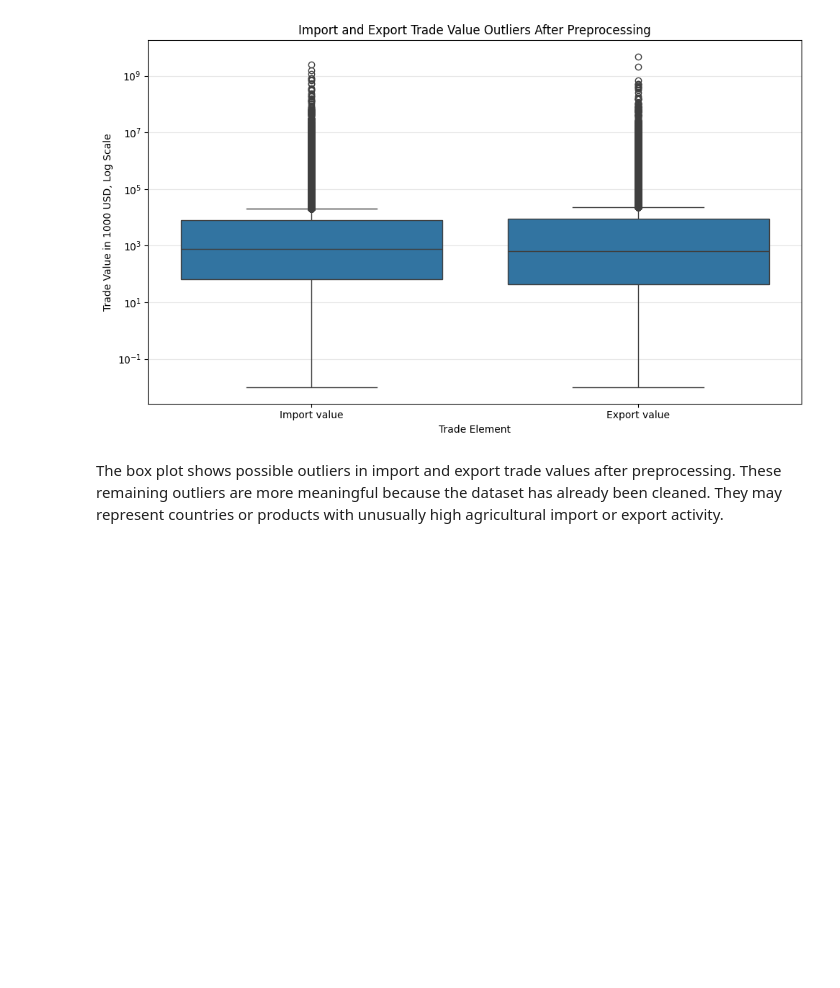
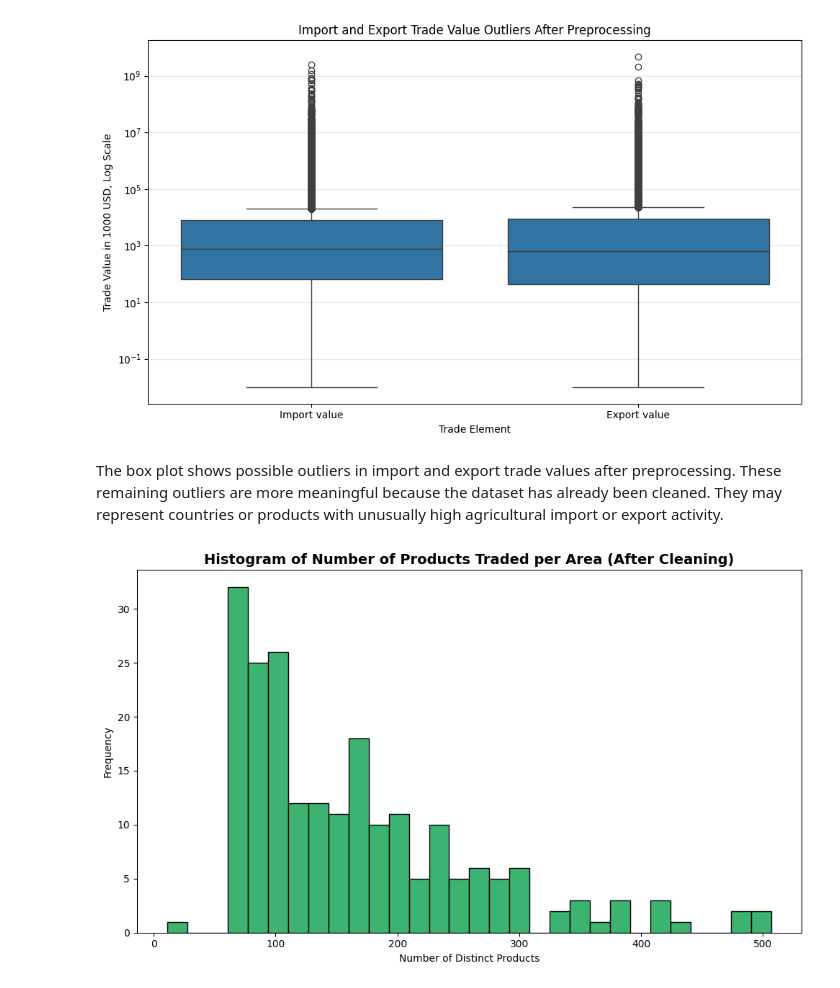
Before and after one commit to prodigal94/food-safe-bots, a Jupyter notebook: EDA.ipynb, the cells around one changed output. Drawn from its saved outputs; the diff is of its cells as text; code cells hidden in the pictures; blank space fills up the shorter version.

```diff
--- a/EDA.ipynb
+++ b/EDA.ipynb
@@ -498,3 +516,21 @@ Total records used for EDA D: 4315401
 [figure]
 # %% [markdown]
 The box plot shows possible outliers in import and export trade values after preprocessing. These remaining outliers are more meaningful because the dataset has already been cleaned. They may represent countries or products with unusually high agricultural import or export activity.
+# %%
+# Histogram of Number of Distinct Products Traded per Area (After Cleaning)
+
+products_per_area_after = df_after.groupBy("Area").agg(
+    F.countDistinct("Item").alias("num_products")
+)
+
+products_per_area_after_pd = products_per_area_after.toPandas()
+
+plt.figure(figsize=(10, 6))
+plt.hist(products_per_area_after_pd["num_products"], bins=30, color="mediumseagreen", edgecolor="black")
+plt.title("Histogram of Number of Products Traded per Area (After Cleaning)", fontsize=14, fontweight="bold")
+plt.xlabel("Number of Distinct Products")
+plt.ylabel("Frequency")
+plt.tight_layout()
+plt.show()
+# %% [output]
+[figure, added]
```
Also changed, not shown: parts of 1 cell of this notebook.
